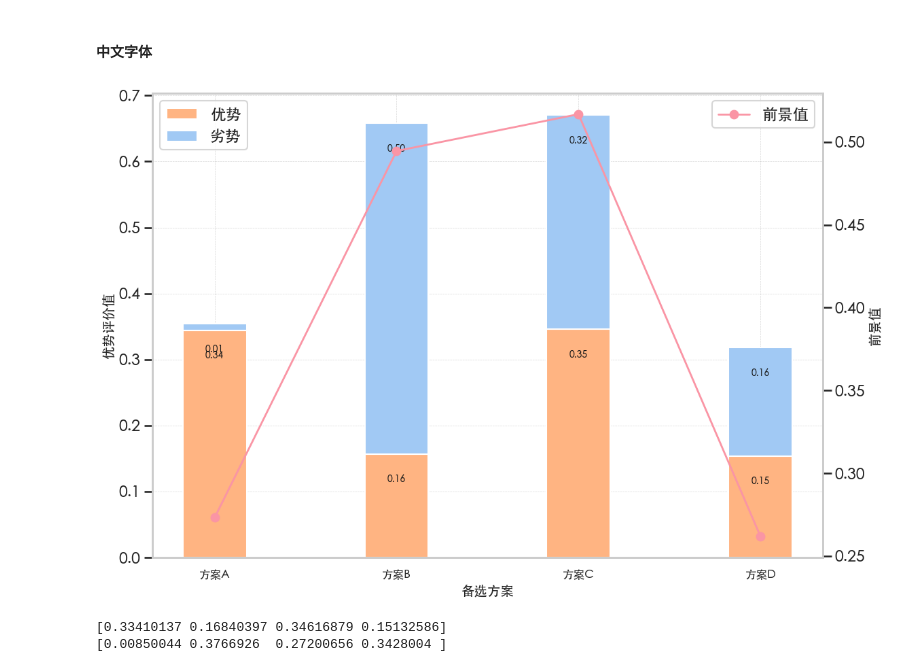
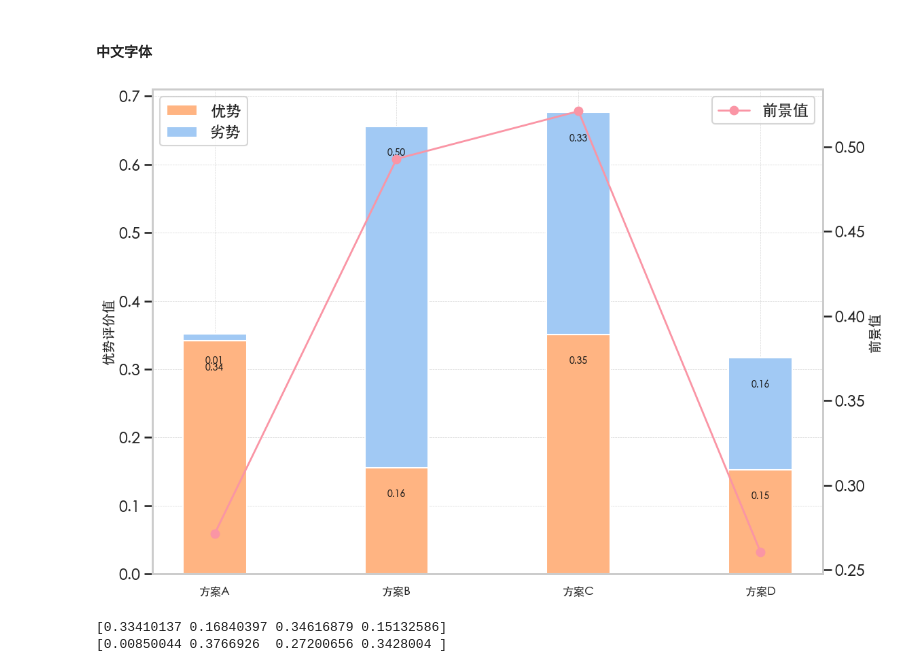
Before and after one commit to JohnHa0/Context_MADM, a Jupyter notebook: initias.ipynb, the cells around one changed output. Cells and saved outputs as stored; diff of their text form; code cells hidden in the pictures.

```diff
--- a/initias.ipynb
+++ b/initias.ipynb
@@ -1253,7 +1253,7 @@ plts_matrix = [
     ],
     #C 技术驱动方案
     [
-        PLTS({"s3": 0.7, "s2": 0.3, "s1": 0.1}),
+        PLTS({"s3": 0.7, "s2": 0.2, "s1": 0.1}),
         PLTS({'s0': 0.19, 's-1': 0.61, 's-2': 0.19}),
         PLTS({"s-1": 0.8, "s0": 0.2}),
         PLTS({"s1": 0.5, "s0": 0.3, "s-1": 0.2}),
@@ -1298,7 +1298,7 @@ score_IM /= np.sum(score_IM)
 λ = 2.25
 
 PV = [
-    prospect(score_SM[i], α, β, λ) - prospect(score_IM[i], α, β, λ)
+    prospect(score_SM[i], α, β, λ) + prospect(score_IM[i], α, β, λ)
     for i in range(len(score_SM))
 ]
 
@@ -1462,35 +1462,37 @@ bars2 = ax1.bar(index, score_IM, bar_width, bottom=score_SM, label="劣势", col
 
 # 添加数值注释
 for rect in bars1 + bars2:
     height = rect.get_height()
     ax1.text(rect.get_x() + rect.get_width() / 2, rect.get_y() + height - 0.045,
              f'{height:.2f}', ha='center', va='bottom', fontsize=10, color='#181818')
 
 
 # 设置第一个Y轴
-ax1.set_xlabel("备选方案", fontsize=14)
+# ax1.set_xlabel("备选方案", fontsize=14)
 ax1.set_ylabel("优势评价值", fontsize=14)
 ax1.set_xticks(index)
 ax1.set_xticklabels(plans, fontsize=12)
 
 # 绘制第二个Y轴（折线图）
 ax2 = ax1.twinx()
 ax2.plot(index , PV, color="#FA95A5", marker='o', label="前景值", linewidth=2, linestyle='-')
 ax2.set_ylabel("前景值", fontsize=14)
 
 # 调整网格线样式
 ax1.grid(True, linestyle='--', linewidth='0.5', color='grey', alpha=0.3)
 ax2.grid(False)  # 可能需要关闭第二个Y轴的网格线
 
 # 设置图例
 ax1.legend(loc="upper left")
 ax2.legend(loc="upper right")
 
 # 设置标题
 # plt.title("前景理论与决策方案的关系", fontsize=16)
 plt.tight_layout()  # 自动调整子图参数
+plt.savefig("decisions_ours.png", dpi=300, bbox_inches='tight')
+plt.show()
 # %% [output]
-[figure, old version]
+[figure, new version]
 # %%
 
 print(score_SM)
```
Also changed, not shown: parts of 13 cells of this notebook.
